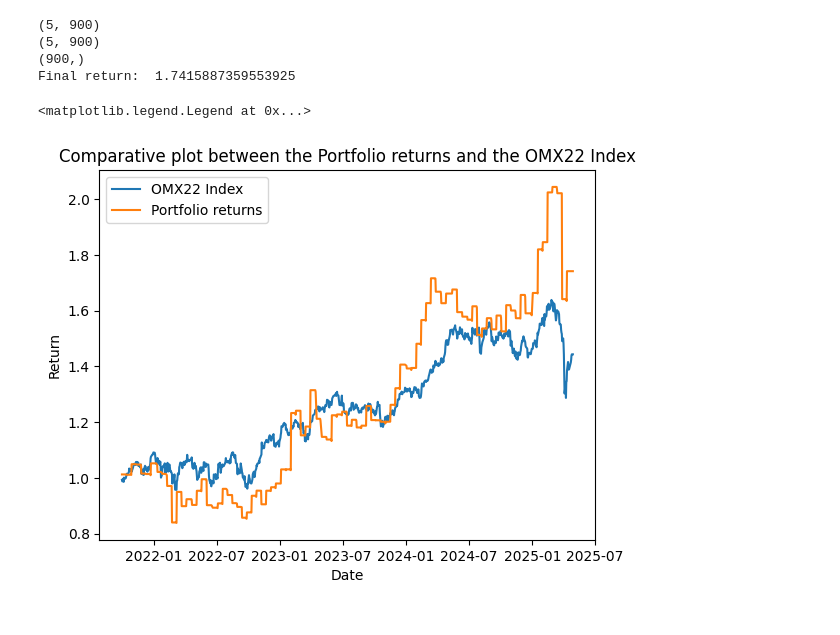
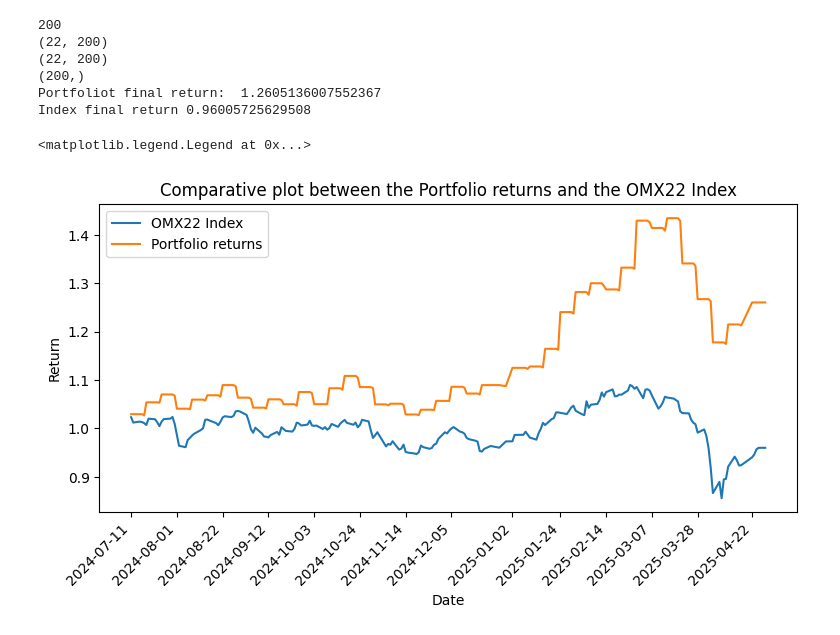
Before and after one commit to peogradin/Project-AMLNN, a Jupyter notebook: test_model_parameters.ipynb, the cells around one changed output. Drawn from its saved outputs; the diff is of its cells as text; code cells hidden in the pictures.

```diff
--- a/test_model_parameters.ipynb
+++ b/test_model_parameters.ipynb
@@ -28,20 +28,21 @@ chosen_ticker = "KINV-B.ST"
 
 window_step_length = 6
 window_size = 50
-num_test_points = 900
+num_test_points = 200
 
-horizon = 10 #3 is good
+horizon = 5 #3 is good
 target_idx = 0
 # %%
 from data.data_preprocessing import retrive_and_extract_relevant_data_values, generate_loaders_and_benchmark
 from single_asset_models.CrossAttentionGRUV1 import CrossAttentionGRUV1
+from single_asset_models.CrossAttentionLSTMV1 import CrossAttentionLSTMV1
 from train.train_functions import plot_training
 import deeplay as dl
 
 from model_inference.inference_functions import generate_weights_from_predictions
-tickers = ['VOLV-B.ST', 'SAAB-B.ST', 'TEL2-B.ST', 'SCA-B.ST', 'SWED-A.ST']
+tickers = ['VOLV-B.ST', 'KINV-B.ST', 'TEL2-B.ST', 'SCA-B.ST', 'SWED-A.ST']
 all_weights = []
-#tickers = all_tickers
+tickers = all_tickers
 #tickers = ['TEL2-B.ST']
 epochs = 20
 for ticker in tickers:
@@ -55,9 +56,9 @@ for ticker in tickers:
                                                                      target_idx=target_idx,
                                                                      minimal_plotting=False
                                                                      )
-    cross_attn_gru_v1 = CrossAttentionGRUV1(in_dim=n_features, hidden_dim=200, num_hidden_layers=7, out_dim=1, dropout=0.1, num_heads=40)
+    cross_attn_lstm_v1 = CrossAttentionLSTMV1(in_dim=n_features, hidden_dim=64, num_hidden_layers=5, out_dim=1, dropout=0.1, num_heads=16)
     #trained_chosen_model_path = train_model(chosen_model, epochs=epochs, optimizer=, train_loader=train_loader, val_loader=val_loader, benchmark=benchmark)
-    chosen_model = cross_attn_gru_v1
+    chosen_model = cross_attn_lstm_v1
     chosen_model_reg = dl.Regressor(chosen_model, optimizer=dl.Adam(lr=0.001)).create()
 
     trainer = dl.Trainer(max_epochs=epochs, accelerator="auto")
@@ -177,46 +223,60 @@ plot_allocations(alloc, tickers)
 # %%
 from allocation_functions.allocation_functions import calculate_asset_returns, calculate_portfolio_returns, calculate_cumulative_portfolio_returns, retrieve_test_closing_price
 import matplotlib.pyplot as plt
+
+
+print(len(test_indices))
+
 returns = calculate_asset_returns(df, tickers, horizon, num_of_test_points=num_test_points)
 print(alloc.shape)
 print(returns.shape)
 
-portfolio_returns = calculate_portfolio_returns(alloc, returns)
+portfolio_returns = calculate_portfolio_returns(alloc, returns[:,:alloc.shape[1]])
 print(portfolio_returns.shape)
 
 portfolio_returns_with_tradingcost = np.where(portfolio_returns > 0, portfolio_returns - alloc_diff*trading_cost, portfolio_returns)
 portfolio_returns_with_tradingcost = portfolio_returns - alloc_diff*trading_cost
 #print(portfolio_returns_with_tradingcost)
 portfolio_cum_return = calculate_cumulative_portfolio_returns(portfolio_returns_with_tradingcost)
-print('Final return: ',portfolio_cum_return[-1])
+print('Portfoliot final return: ',portfolio_cum_return[-1])
 
-test_indices = df.index[-900*22::22]
+
 
 df_omx22 = pd.read_csv(
     "data/MCAP_22_Index_raw.csv",
     parse_dates=["Date"],
     index_col="Date"
 )
 
 
 index_test_values = df_omx22['MCAP_22_Index'].iloc[-num_test_points:].values
 
 index_diffs = np.diff(index_test_values, axis=0)
 index_diffs = np.concatenate([index_diffs, np.zeros((1))], axis=0)/index_test_values
 #print(index_diffs)
 cum_prod_index = 1 * np.cumprod(1 + index_diffs)
+cum_prod_index = cum_prod_index[:int(horizon*np.floor(num_test_points/horizon))]
+print('Index final return', cum_prod_index[-1])
+plt.figure(figsize=(9,4))
 plt.plot(test_indices, cum_prod_index, label='OMX22 Index')
 plt.plot(test_indices, portfolio_cum_return, label='Portfolio returns')
 plt.title('Comparative plot between the Portfolio returns and the OMX22 Index')
 plt.xlabel('Date')
 plt.ylabel('Return')
+plt.xticks(
+        test_indices[::15],
+        #[d.strftime('%Y-%m-%d') for d in dates],
+        rotation=45, ha='right'
+    )
 plt.legend()
 # %% [output]
-(5, 900)
-(5, 900)
-(900,)
-Final return:  1.7415887359553925
+200
+(22, 200)
+(22, 200)
+(200,)
+Portfoliot final return:  1.2605136007552367
+Index final return 0.96005725629508
 <matplotlib.legend.Legend at 0x...>
-[figure, old version]
+[figure, new version]
 # %%
 import torch
```
Also changed, not shown: parts of 4 cells of this notebook, 26 other files.
